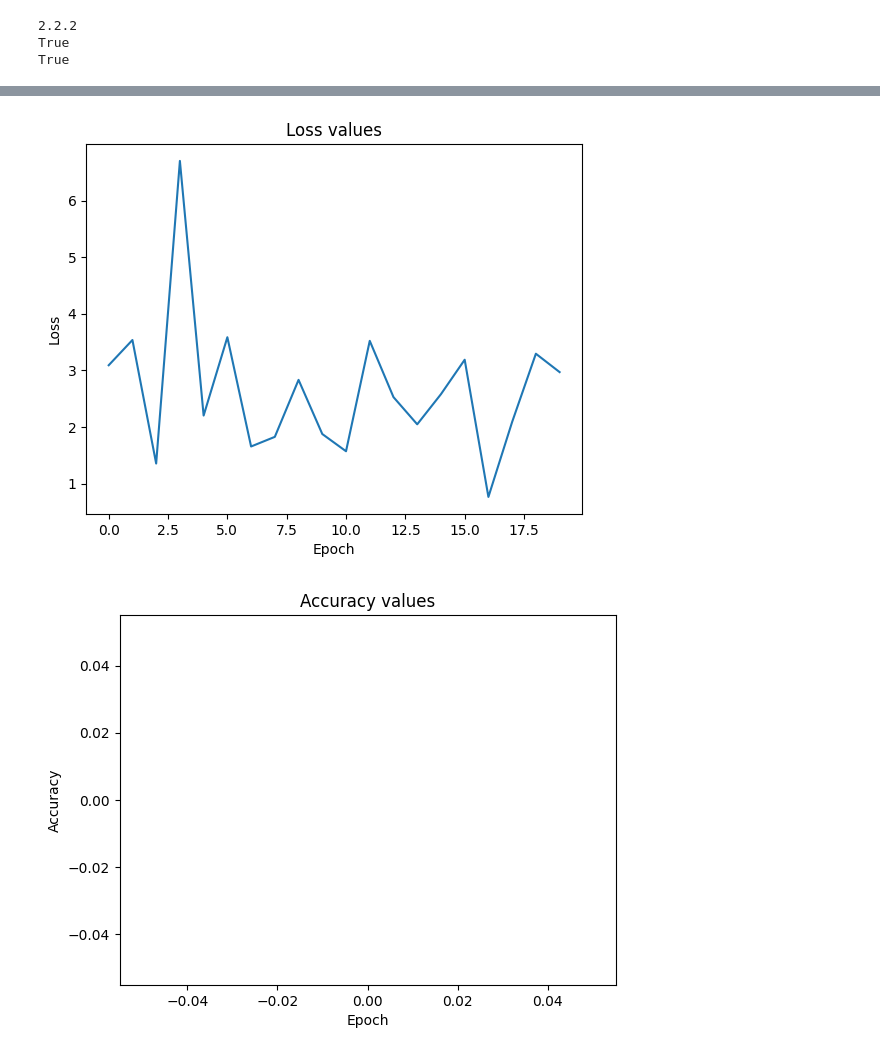
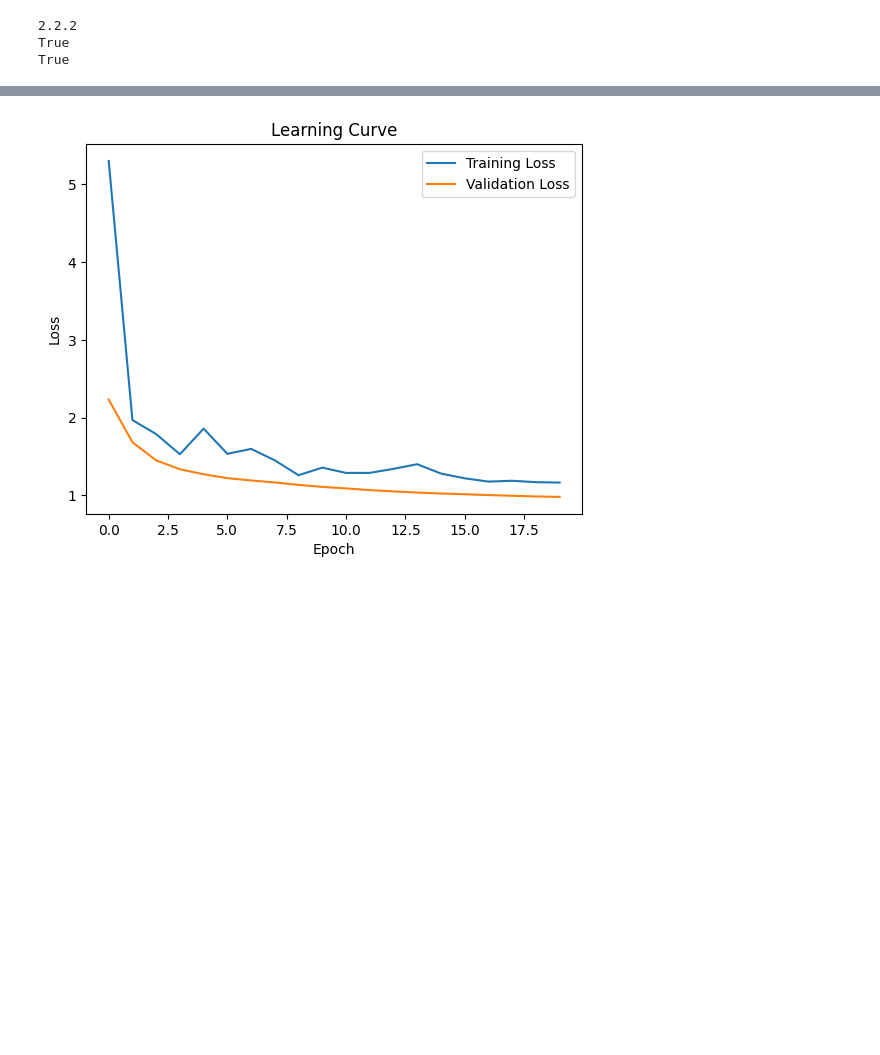
Before and after one commit to realtomkwok/info911-project, a Jupyter notebook: mlp.ipynb, the cells around one changed output, grey strips where cells are left out. Cells and saved outputs as stored; diff of their text form; code cells hidden in the pictures; blank space fills up the shorter version.

```diff
--- a/mlp.ipynb
+++ b/mlp.ipynb
@@ -373,16 +373,15 @@ class MLP2(nn.Module):
         return x
 # %%
 # Train the model
-def train_model(loader, num_epoch):
+def train_model(model_loader, validation_loader, num_epoch):
     # Summary of the model
     print(model)
 
-
-    shape = loader.dataset.tensors[0].shape[1]
+    shape = model_loader.dataset.tensors[0].shape[1]
     print(f"Input shape: {shape}")
 
     for epoch in range(num_epoch): # 10 epochs
-        for i, (inputs, labels) in enumerate(loader):
+        for i, (inputs, labels) in enumerate(model_loader):
             # Forward pass
             outputs = model(inputs.float())
             loss = criterion(outputs, labels) # Compute the loss
@@ -398,7 +397,12 @@ def train_model(loader, num_epoch):
 
         # Save the loss value
         loss_values.append(loss.item())
-        print(f'Epoch {epoch + 1}, Loss: {loss.item()}')
+
+        # Evaluate on validation data and save the validation loss
+        val_loss, val_accuracy = evaluate_model(model, validation_loader)
+        val_loss_values.append(val_loss)
+
+        print(f'Epoch {epoch + 1}, Training Loss: {loss.item()}, Validation Loss: {val_loss}')
 
     print('Finished Training')
 # %%
@@ -407,13 +411,16 @@ def train_model(loader, num_epoch):
 import matplotlib.pyplot as plt
 
 loss_values = []
+val_loss_values = []
 
-def create_charts():
-    plt.plot(loss_values)
+def plot_learning_curve(loss_values, val_loss_values):
+    plt.plot(loss_values, label='Training Loss')
+    plt.plot(val_loss_values, label='Validation Loss')
+    plt.title('Learning Curve')
     plt.xlabel('Epoch')
-    plt.locator_params(axis='x', nbins=10)
+    plt.xticks(range(len(loss_values)))
     plt.ylabel('Loss')
-    plt.title('Loss values')
+    plt.legend()
     plt.show()
 # %%
 # Evaluate the model
@@ -473,17 +480,17 @@ optimizer = optim.Adam(model.parameters(), lr=0.001, weight_decay=0.01)  # Add w
 scheduler = optim.lr_scheduler.ExponentialLR(optimizer, gamma=0.9)  # Add learning rate
 
 # Train the model
-train_model(train_loader_pca, 10)
+train_model(train_loader_pca, valid_loader_pca, 20)
 
 # Visualize the loss values
-create_charts()
+plot_learning_curve(loss_values, val_loss_values)
 
 # Evaluate the model on the validation set
 avg_loss, avg_accuracy = evaluate_model(model, valid_loader_pca)
 print(f"Validation Loss: {avg_loss}, Validation Accuracy: {avg_accuracy}")
 
 # Save the model for validation and future use
-torch.save(model.state_dict(), "model_pca.pth")
+torch.save(model.state_dict(), f"model_pca-{datetime.timestamp(datetime.now())}.pth")
 # %% [output]
 MLP2(
   (fc1): Linear(in_features=256, out_features=512, bias=True)
@@ -507,3 +511,2 @@ Epoch 10, Loss: 2.9692091941833496
 Finished Training
-[figure, old version]
+[figure, new version]
-[figure, removed]
```
Also changed, not shown: parts of 4 cells of this notebook, 2 other files.
